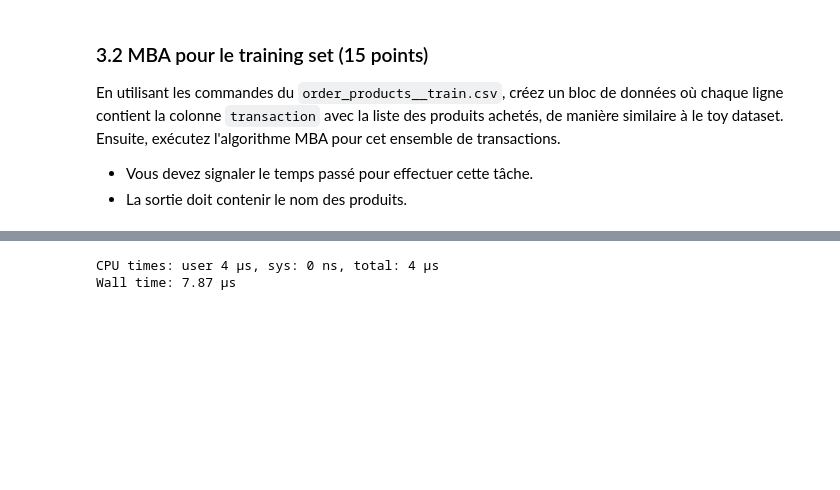
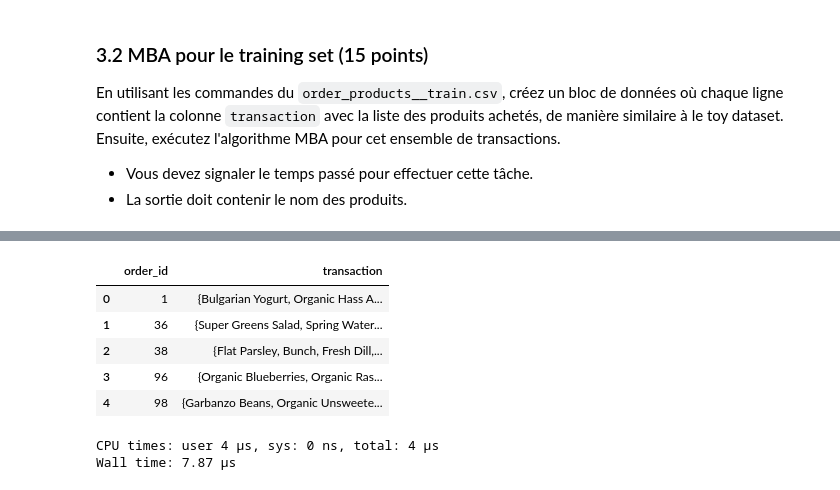
Before and after one commit to marcomudenge/Spark_GCP_Market_Basket_Analysis, a Jupyter notebook: TP2/TP2_MUDENGE_SOUTTRE.ipynb, the cells around one changed output, grey strips where cells are left out. Cells and saved outputs as stored; diff of their text form; code cells hidden in the pictures; blank space fills up the shorter version.

```diff
--- a/TP2/TP2_MUDENGE_SOUTTRE.ipynb
+++ b/TP2/TP2_MUDENGE_SOUTTRE.ipynb
@@ -902,0 +894,13 @@ Wall time: 6.44 µs
+# %%
+%%time
+"""
+TODO: create a query to create and sctruct the transactions
+"""
+df_order_prod_pd = df_order_prod.toPandas()
+df_products_pd = df_products.toPandas()
+Q_32_pd = df_order_prod_pd.join(df_products_pd.set_index('product_id'),
+                                how='left',
+                                on=['product_id'])[['order_id', 'product_name']].groupby('order_id').agg(set).reset_index()
+Q_32_pd = Q_32_pd.rename(columns={'product_name':'transaction'})
+Q_32_pd.head()
+# %% [output]
@@ -903,3 +909,9 @@ Wall time: 6.44 µs
+|  | order_id | transaction |
+| 0 | 1 | {Bulgarian Yogurt, Organic Hass A... |
+| 1 | 36 | {Super Greens Salad, Spring Water... |
+| 2 | 38 | {Flat Parsley, Bunch, Fresh Dill,... |
+| 3 | 96 | {Organic Blueberries, Organic Ras... |
+| 4 | 98 | {Garbanzo Beans, Organic Unsweete... |
 # %%
 %%time
 """
```
Also changed, not shown: parts of 2 cells of this notebook.
